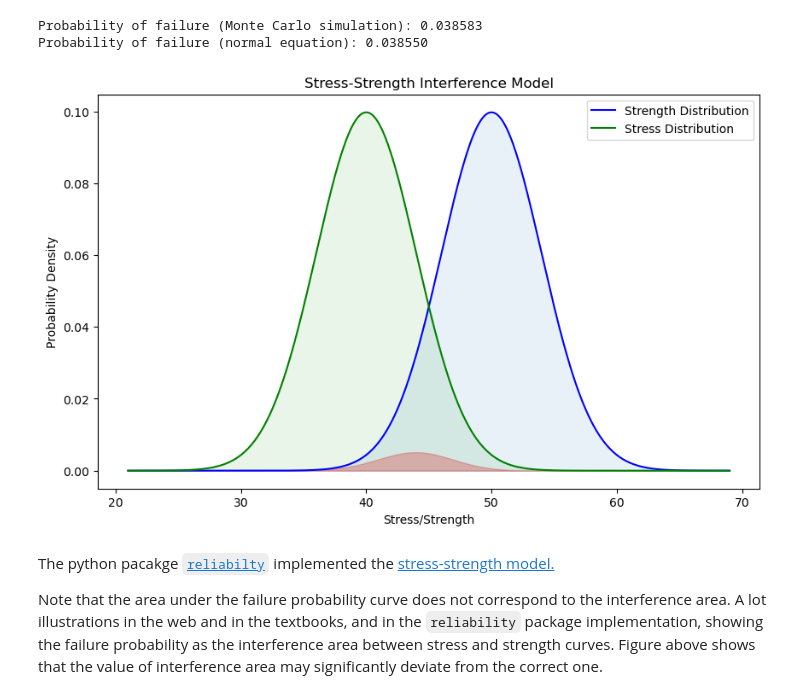
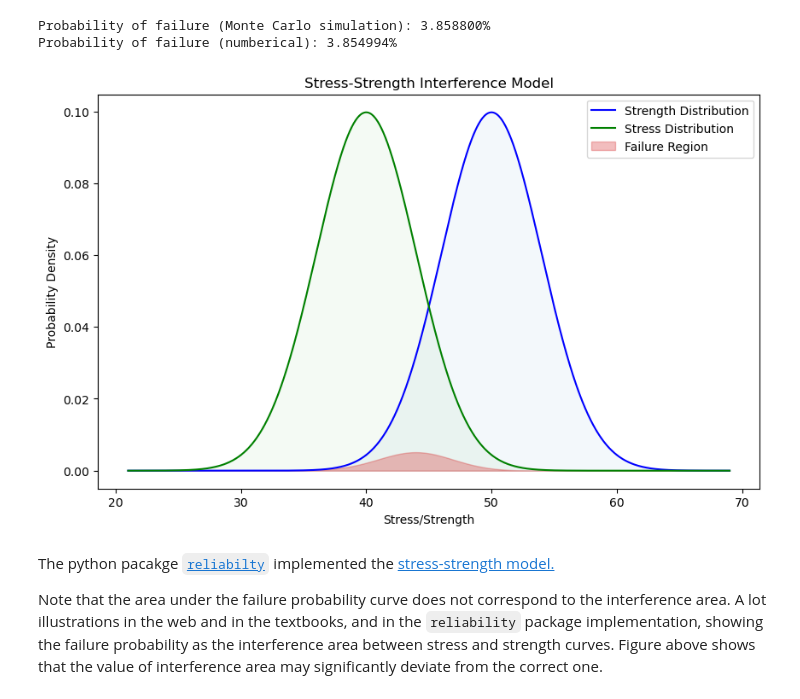
Before and after one commit to noriskworld/robust, a Jupyter notebook: stress_strength.ipynb, the cells around one changed output. Drawn from its saved outputs; the diff is of its cells as text; code cells hidden in the pictures.

```diff
--- a/stress_strength.ipynb
+++ b/stress_strength.ipynb
@@ -159,7 +156,7 @@ import matplotlib.pyplot as plt
 
 
 class StressStrengthModel:
-    def __init__(self, stress_dist, strength_dist, num_points=1_000_000, range_precision=1e-6):
+    def __init__(self, stress_dist, strength_dist, num_points=100_000, range_precision=1e-6):
         """
         Initialize the stress-strength model with strength and stress distributions.
 
@@ -190,19 +187,14 @@ class StressStrengthModel:
 
     def probability_of_failure(self, method='numerical'):
         """
-    Calculates the probability of failure given the means and standard deviations
-    of stress and strength distributions.
+        Calculates the probability of failure given the stress and strength distributions.
 
-    Args:
-    - mean_stress (float): Mean of the stress distribution.
-    - std_stress (float): Standard deviation of the stress distribution.
-    - mean_strength (float): Mean of the strength distribution.
-    - std_strength (float): Standard deviation of the strength distribution.
-    - method (str): Calculation method ('numerical' or 'monte_carlo').
+        Args:
+        - method (str): Calculation method ('numerical', 'equation', or 'monte_carlo').
 
-    Returns:
-    - float: Probability of failure.
-            """
+        Returns:
+        - float: Probability of failure.
+        """
         if method == 'numerical':
             strength_pdf = self.strength_dist.pdf(self.x)
             stress_pdf = self.stress_dist.pdf(self.x)
@@ -210,12 +202,6 @@ class StressStrengthModel:
             integrand = strength_pdf * self.stress_dist.sf(self.x)  # Failure region
             # Perform numerical integration using np.trapz()
             probability_failure = np.trapezoid(integrand, self.x)
-
-        elif method == 'equation':
-            # Calculate the Z score
-            Z = (self.mean_strength - self.mean_stress) / np.sqrt(self.std_stress**2 + self.std_strength**2)
-            # Calculate the probability of failure using the standard normal CDF
-            probability_failure = norm.cdf(-Z)
 
         elif method == 'monte_carlo':
             # Number of simulations
@@ -226,54 +212,50 @@ class StressStrengthModel:
             # Calculate failure (stress > strength)
             failures = np.sum(stress_samples > strength_samples)
             # Probability of failure
-            probability_failure = np.mean(failures) / n_simulations
+            probability_failure = failures / n_simulations
 
         else:
-            raise ValueError("Method not recognized. Use 'equation' or 'monte_carlo'.")
+            raise ValueError("Method not recognized. Use 'numerical' or 'monte_carlo'.")
 
         return probability_failure
 
     def plot_distributions(self):
         """
         Plot the stress and strength distributions to visualize the overlap.
         """
         # Generate a range of x-values for plotting
 
         # Calculate the corresponding normal distribution for strength and stress
         strength_pdf = self.strength_dist.pdf(self.x)
         stress_pdf = self.stress_dist.pdf(self.x)
         integrand = strength_pdf * self.stress_dist.sf(self.x)  # Failure region
 
         # Plot the distributions
         plt.figure(figsize=(10, 6))
         plt.plot(self.x, strength_pdf, label="Strength Distribution", color='blue')
         plt.plot(self.x, stress_pdf, label="Stress Distribution", color='green')
-        plt.fill_between(self.x, stress_pdf,
-                         color='tab:green', alpha=0.1,
-                         )
-        plt.fill_between(self.x, strength_pdf,
-                         color='tab:blue', alpha=0.1, )
-        plt.fill_between(self.x, integrand,
-                         color='tab:red', alpha=0.3, )
+        plt.fill_between(self.x, stress_pdf, color='tab:green', alpha=0.05)
+        plt.fill_between(self.x, strength_pdf, color='tab:blue', alpha=0.05)
+        plt.fill_between(self.x, integrand, color='tab:red', alpha=0.3, label="Failure Region")
         plt.xlabel("Stress/Strength")
         plt.ylabel("Probability Density")
         plt.title("Stress-Strength Interference Model")
         plt.legend()
         plt.show()
 
 #example
 ssa = StressStrengthModel(
     stress_dist = stats.norm(loc=40, scale=4),
     strength_dist = stats.norm(loc=50, scale=4)
 )
 
 print(f"Probability of failure (Monte Carlo simulation): {ssa.probability_of_failure(method = 'monte_carlo'):.6%}")
-print(f"Probability of failure (normal equation): {ssa.probability_of_failure():.6%}")
+print(f"Probability of failure (numberical): {ssa.probability_of_failure():.6%}")
 ssa.plot_distributions()
 # %% [output]
-Probability of failure (Monte Carlo simulation): 0.038583
-Probability of failure (normal equation): 0.038550
+Probability of failure (Monte Carlo simulation): 3.858800%
+Probability of failure (numberical): 3.854994%
-[figure, old version]
+[figure, new version]
 # %% [markdown]
 The python pacakge [`reliabilty`](https://github.com/MatthewReid854/reliability/tree/master) implemented the [stress-strength model. ](https://reliability.readthedocs.io/en/latest/Stress-Strength%20interference.html)
 
```
Also changed, not shown: parts of 6 cells of this notebook, 1 other file.
